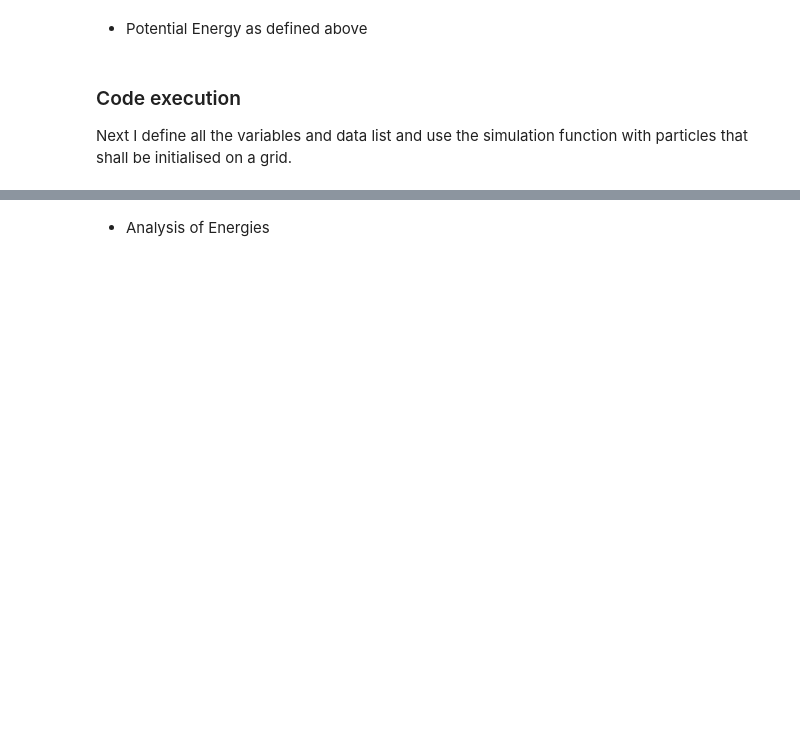
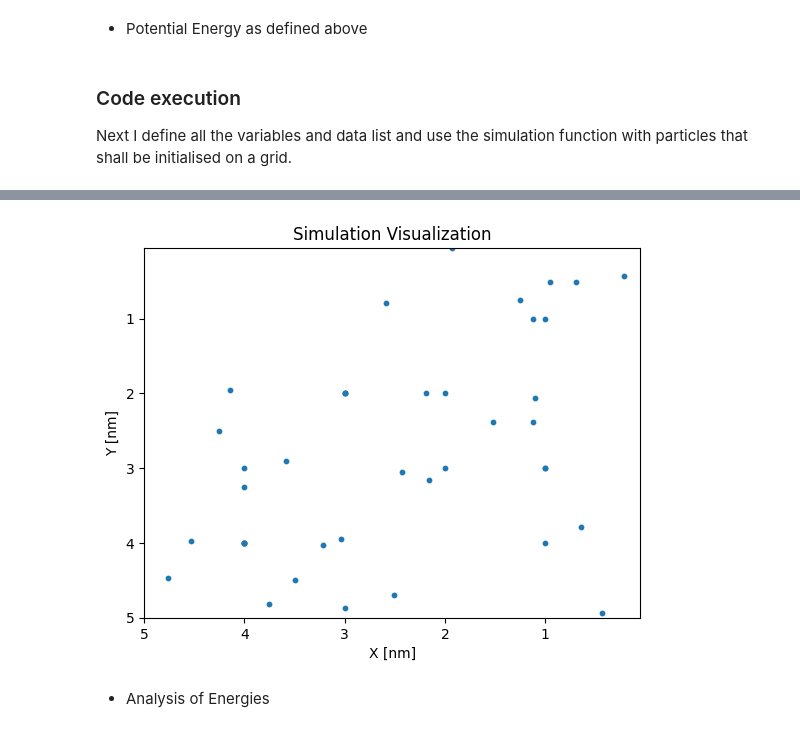
Before and after one commit to DominicNieder/Complex-Classical-Systems, a Jupyter notebook: sheet-02-handin.ipynb, the cells around one changed output, grey strips where cells are left out. Drawn from its saved outputs; the diff is of its cells as text; code cells hidden in the pictures; blank space fills up the shorter version.

```diff
--- a/sheet-02-handin.ipynb
+++ b/sheet-02-handin.ipynb
@@ -99,8 +113,8 @@ def lJ_potentil(
     """
     Lennard Jones Potential
     """
-    c_12 = 9.847044*10**(-6)
-    c_6 = 6.2647225*10**(-3)
+    c_12 = 9.847044*10**(-3)  #  J/mol
+    c_6 = 6.2647225           #  J/mol
     return c_12/d12**12-c_6/d12**6
 
 def lj_force(
@@ -110,8 +124,8 @@ def lj_force(
     """
     Force by Lennard Jones interaction potential.
     """
-    c_12 = 9.847044*10**(-6)
-    c_6 = 6.2647225*10**(-3)
+    c_12 = 9.847044*10**(-3)  # J/mol
+    c_6 = 6.2647225           # J/mol
     return (12*c_12/d12**13-6*c_6/d12**7) * r12/d12
 # %% [markdown]
 ### Nearest Neighbour search
@@ -282,8 +296,9 @@ Here functions that analyse the data will be implemented. Animation, Potential a
 def animate(
         frame,
         x_data: NDArray[np.float64],
-        y_data, scat
-    ):
+        y_data,
+        scat
+):
     positions = np.c_[x_data[frame, :], y_data[frame,:]]
     scat.set_offsets(positions)
     return scat,
@@ -302,15 +317,17 @@ def animation_plot(
     return scat, fig, ax
 
 def creat_animation(
+        save_animation: bool,
         animation_name: str,
         animation_box: tuple[int,int],
         x_data: NDArray[np.float64],
         y_data: NDArray[np.float64]
 ) -> FuncAnimation:
     scat, fig, ax = animation_plot(10, animation_box)
-    anim = FuncAnimation(fig, animate, frames=len(x_data), fargs=(x_data, y_data, scat), interval=20, blit=True)
-    writer = FFMpegWriter(fps=36, metadata=dict(artist='Dominic Nieder'), bitrate=1800)
-    anim.save(animation_name+".mp4")
+    anim = FuncAnimation(fig, animate, frames=len(x_data[:,0]), fargs=(x_data, y_data, scat), interval=20, blit=True)
+    writer = FFMpegWriter(fps=10, metadata=dict(artist='Dominic Nieder'), bitrate=1800)
+    if save_animation:
+        anim.save(animation_name+".mp4")
     return anim
 # %% [markdown]
 * Analysis of the kinetic Energy: $E=\frac{1}{2} \Sigma_i m_i |v_i|^2$
@@ -351,19 +369,19 @@ def potential_Energy(
 ### Code execution
 Next I define all the variables and data list and use the simulation function with particles that shall be initialised on a grid.
 # %%
-n_particles : int = 50
-spacing : float = 8/5
-paritcle_mass : float = 18  # g/mol
-velocity : float = 150 #  nm/ns
-time_steps :int = 500
-dt :float = 0.002  # ns
-box : tuple[int, int] = (5,5)
-data : NDArray[np.float64] = np.zeros((time_steps,len(box)**2,n_particles)) # (Time, len(x,y,vx,vy), N)
+n_particles: int = 50
+spacing: float = 8/5
+paritcle_mass: float = 18  # g/mol
+velocity: float = 150 #  nm/ns
+time_steps: int = 500
+dt: float = 0.002  # ns
+box: tuple[int, int] = (5,5)
+data: NDArray[np.float64] = np.zeros((time_steps,len(box)**2,n_particles)) # (Time, len(x,y,vx,vy), N)
 
 data = simulate(
     initialize_particles_on_grid(
     n_particles=n_particles,
-    spacing=spacing,
+    box=box,
     mass=paritcle_mass,
     velocity=velocity,
     add_jitter=False
@@ -374,5 +392,6 @@ data = simulate(
     data=data  # Time, phase-space pp, particles
 )
 
-mp4 = creat_animation("sheet02-animation1",box, data[:,0,:],data[:,1,:])
+mp4 = creat_animation(False, "sheet02-animation1",box, data[:,0,:],data[:,1,:])
 HTML(mp4.to_html5_video())
+# %% [output]
@@ -379,3 +399,4 @@ HTML(mp4.to_html5_video())
+[figure, added]
 # %% [markdown]
 * Analysis of Energies
 # %%
```
Also changed, not shown: parts of 6 cells of this notebook.
